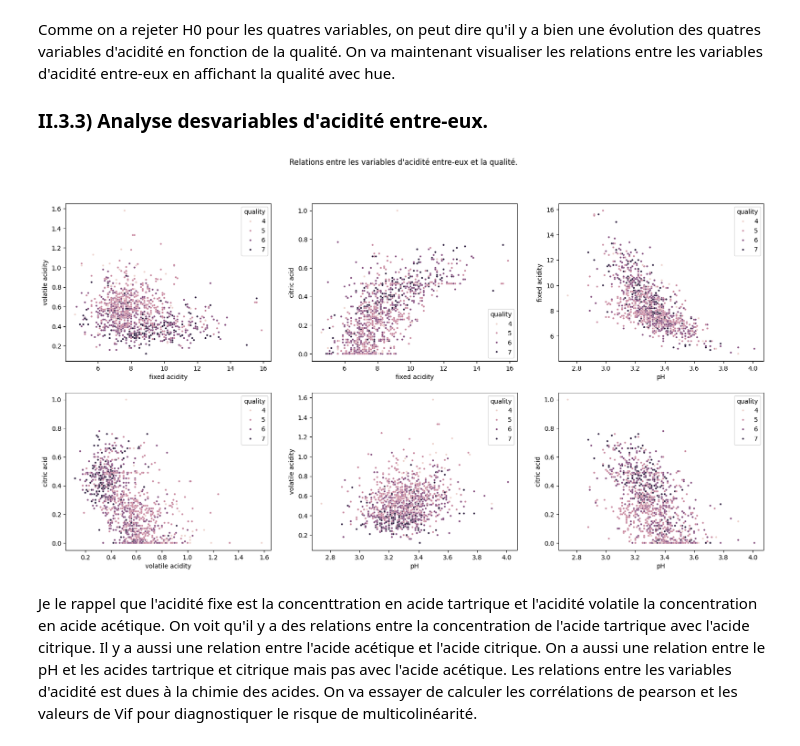
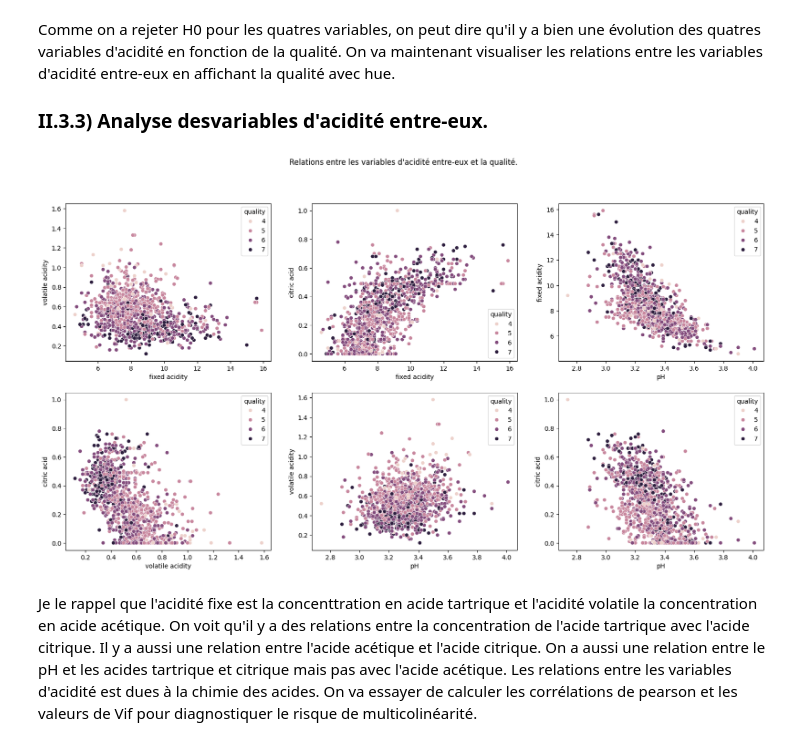
Before and after one commit to fmazur57u/WineQualityPrediction, a Jupyter notebook: winePrediction.ipynb, the cells around one changed output. Drawn from its saved outputs; the diff is of its cells as text; code cells hidden in the pictures.

Commit message:
Finalisation de l'analyse des variables d'acidité

```diff
--- a/winePrediction.ipynb
+++ b/winePrediction.ipynb
@@ -395,43 +395,36 @@ Comme on a rejeter H0 pour les quatres variables, on peut dire qu'il y a bien un
 # %%
 fig, ax = plt.subplots(2, 3)
 fig.set_size_inches(20, 10)
 plt.suptitle("Relations entre les variables d'acidité entre-eux et la qualité.")
 sns.scatterplot(
     data=analyse_set,
     x="fixed acidity",
     y="volatile acidity",
     hue="quality",
     ax=ax[0, 0],
-    s=10,
 )
 sns.scatterplot(
     data=analyse_set,
     x="fixed acidity",
     y="citric acid",
     hue="quality",
     ax=ax[0, 1],
-    s=10,
 )
-sns.scatterplot(
-    data=analyse_set, x="pH", y="fixed acidity", hue="quality", ax=ax[0, 2], s=10
-)
+sns.scatterplot(data=analyse_set, x="pH", y="fixed acidity", hue="quality", ax=ax[0, 2])
 sns.scatterplot(
     data=analyse_set,
     x="volatile acidity",
     y="citric acid",
     hue="quality",
     ax=ax[1, 0],
-    s=10,
 )
 sns.scatterplot(
-    data=analyse_set, x="pH", y="volatile acidity", hue="quality", ax=ax[1, 1], s=10
+    data=analyse_set, x="pH", y="volatile acidity", hue="quality", ax=ax[1, 1]
 )
-sns.scatterplot(
-    data=analyse_set, x="pH", y="citric acid", hue="quality", ax=ax[1, 2], s=10
-)
+sns.scatterplot(data=analyse_set, x="pH", y="citric acid", hue="quality", ax=ax[1, 2])
 plt.show()
 # %% [output]
-[figure, old version]
+[figure, new version]
 # %% [markdown]
 Je le rappel que l'acidité fixe est la concenttration en acide tartrique et l'acidité volatile la concentration en acide acétique. On voit qu'il y a des relations entre la concentration de l'acide tartrique avec l'acide citrique. Il y a aussi une relation entre l'acide acétique et l'acide citrique. On a aussi une relation entre le pH et les acides tartrique et citrique mais pas avec l'acide acétique. Les relations entre les variables d'acidité est dues à la chimie des acides. On va essayer de calculer les corrélations de pearson et les valeurs de Vif pour diagnostiquer le risque de multicolinéarité.
 # %%
```
Also changed, not shown: parts of 3 cells of this notebook.
